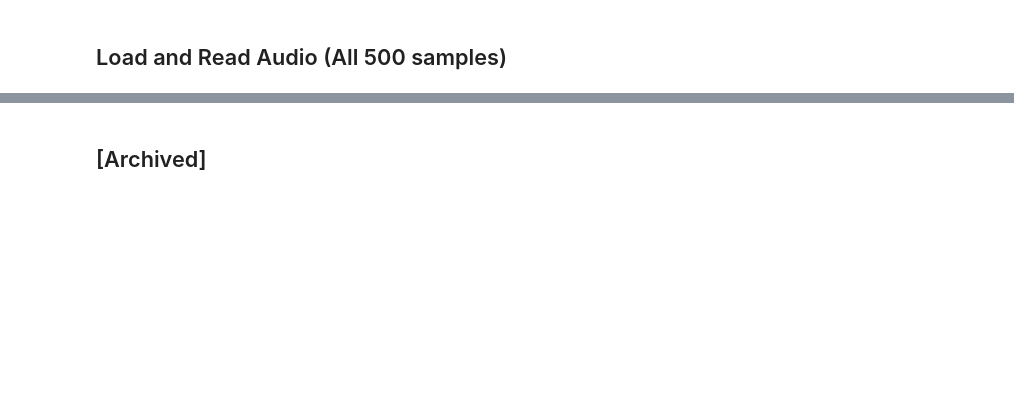
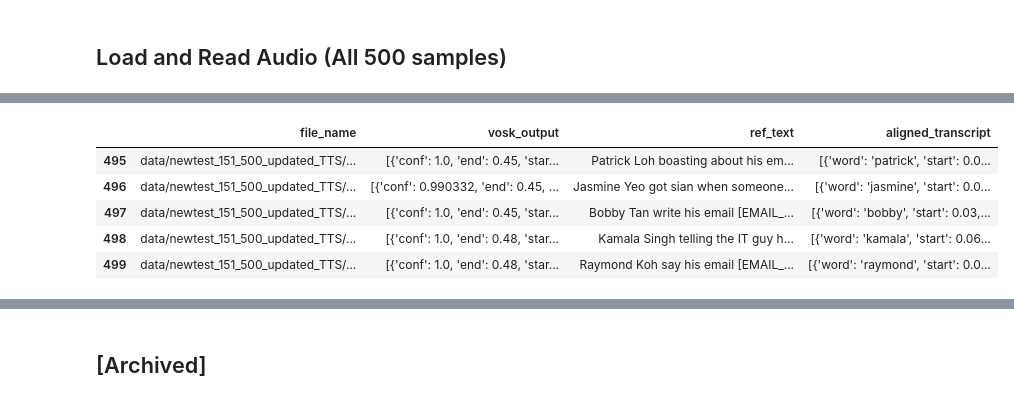
Before and after one commit to farhanazmiCS/Speech-PII, a Jupyter notebook: Alignment_Tool.ipynb, the cells around one changed output, grey strips where cells are left out. Drawn from its saved outputs; the diff is of its cells as text; code cells hidden in the pictures; blank space fills up the shorter version.

```diff
--- a/Alignment_Tool.ipynb
+++ b/Alignment_Tool.ipynb
@@ -656,0 +734,9 @@ These heuristics ensure that:
+# %%
+processed_df.tail()
+# %% [output]
+|  | file_name | vosk_output | ref_text | aligned_transcript |
+| 495 | data/newtest_151_500_updated_TTS/... | [{'conf': 1.0, 'end': 0.45, 'star... | Patrick Loh boasting about his em... | [{'word': 'patrick', 'start': 0.0... |
+| 496 | data/newtest_151_500_updated_TTS/... | [{'conf': 0.990332, 'end': 0.45, ... | Jasmine Yeo got sian when someone... | [{'word': 'jasmine', 'start': 0.0... |
+| 497 | data/newtest_151_500_updated_TTS/... | [{'conf': 1.0, 'end': 0.45, 'star... | Bobby Tan write his email [EMAIL_... | [{'word': 'bobby', 'start': 0.03,... |
+| 498 | data/newtest_151_500_updated_TTS/... | [{'conf': 1.0, 'end': 0.48, 'star... | Kamala Singh telling the IT guy h... | [{'word': 'kamala', 'start': 0.06... |
+| 499 | data/newtest_151_500_updated_TTS/... | [{'conf': 1.0, 'end': 0.48, 'star... | Raymond Koh say his email [EMAIL_... | [{'word': 'raymond', 'start': 0.0... |
```
Also changed, not shown: parts of 44 cells of this notebook.
